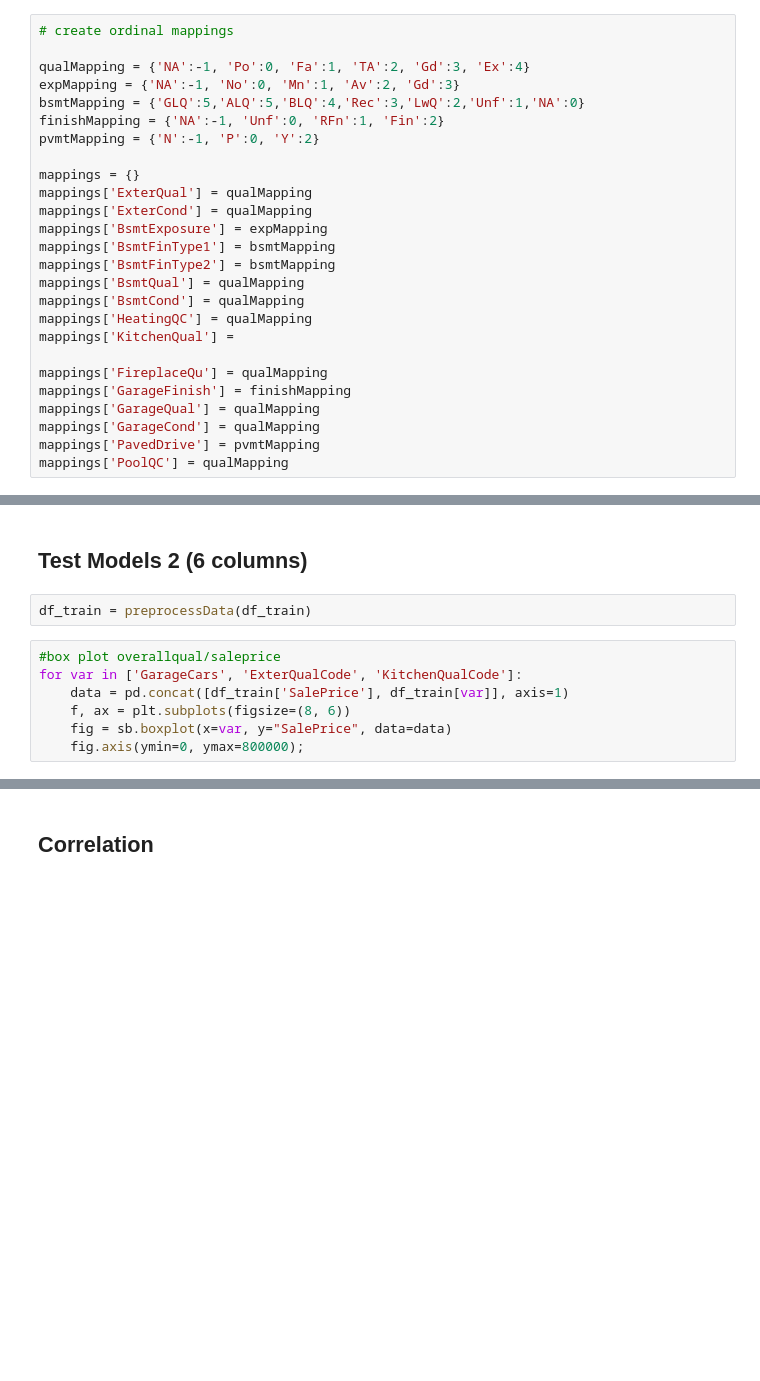
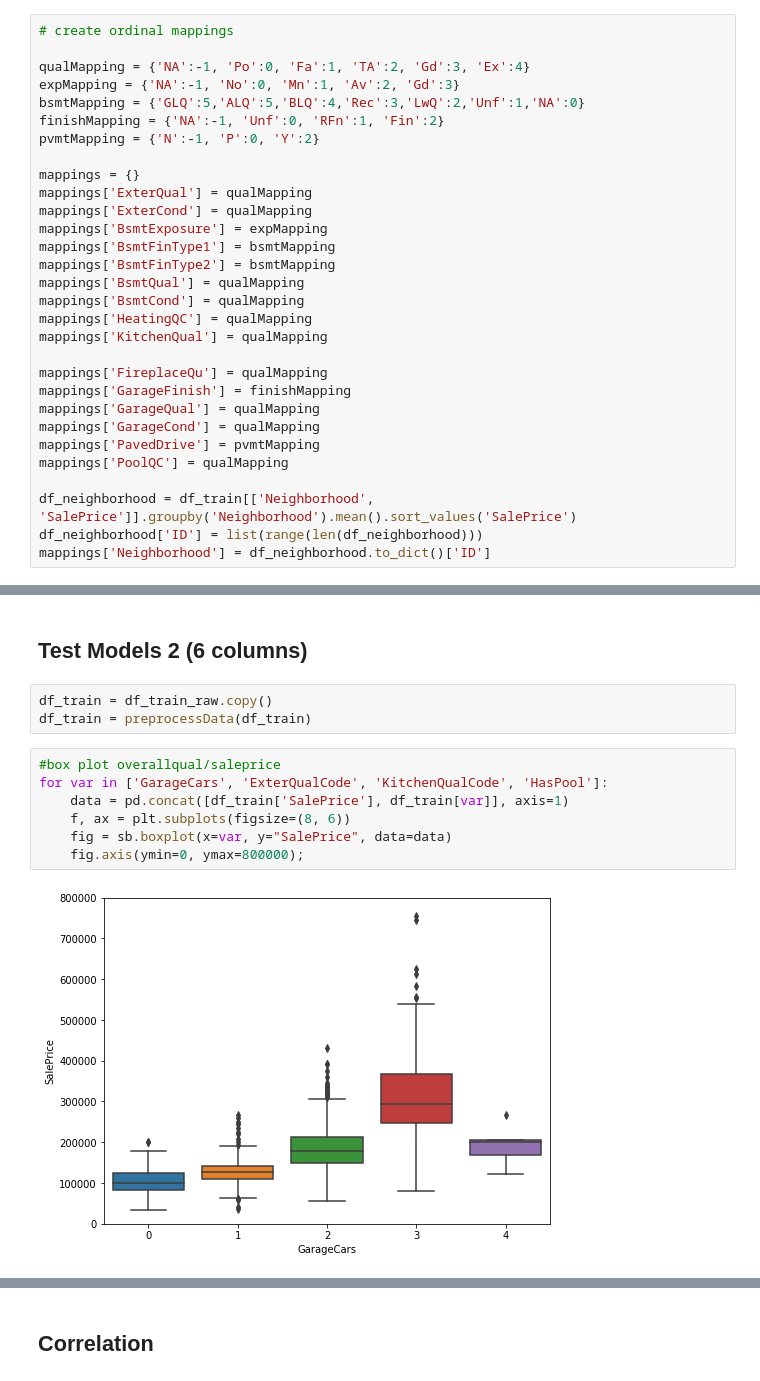
Before and after one commit to AmauryLepicard/house-prices, a Jupyter notebook: House Prices Kaggle.ipynb, the cells around one changed output, grey strips where cells are left out. Saved outputs shown, nothing was run; the diff lists cells and outputs as text; blank space fills up the shorter version.

```diff
--- a/House Prices Kaggle.ipynb
+++ b/House Prices Kaggle.ipynb
@@ -51,7 +52,7 @@ mappings['BsmtFinType2'] = bsmtMapping
 mappings['BsmtQual'] = qualMapping
 mappings['BsmtCond'] = qualMapping
 mappings['HeatingQC'] = qualMapping
-mappings['KitchenQual'] =
+mappings['KitchenQual'] = qualMapping
 
 mappings['FireplaceQu'] = qualMapping
 mappings['GarageFinish'] = finishMapping
@@ -59,4 +60,8 @@ mappings['GarageQual'] = qualMapping
 mappings['GarageCond'] = qualMapping
 mappings['PavedDrive'] = pvmtMapping
 mappings['PoolQC'] = qualMapping
+
+df_neighborhood = df_train[['Neighborhood', 'SalePrice']].groupby('Neighborhood').mean().sort_values('SalePrice')
+df_neighborhood['ID'] = list(range(len(df_neighborhood)))
+mappings['Neighborhood'] = df_neighborhood.to_dict()['ID']
 # %%
@@ -316,11 +219,14 @@ df_train['PoolArea'].unique()
 # %% [markdown]
 ## Test Models 2 (6 columns)
 # %%
+df_train = df_train_raw.copy()
 df_train = preprocessData(df_train)
 # %%
 #box plot overallqual/saleprice
-for var in ['GarageCars', 'ExterQualCode', 'KitchenQualCode']:
+for var in ['GarageCars', 'ExterQualCode', 'KitchenQualCode', 'HasPool']:
     data = pd.concat([df_train['SalePrice'], df_train[var]], axis=1)
     f, ax = plt.subplots(figsize=(8, 6))
     fig = sb.boxplot(x=var, y="SalePrice", data=data)
     fig.axis(ymin=0, ymax=800000);
+# %% [output]
+[figure, added]
```
Also changed, not shown: parts of 34 cells of this notebook, 1 other file.
